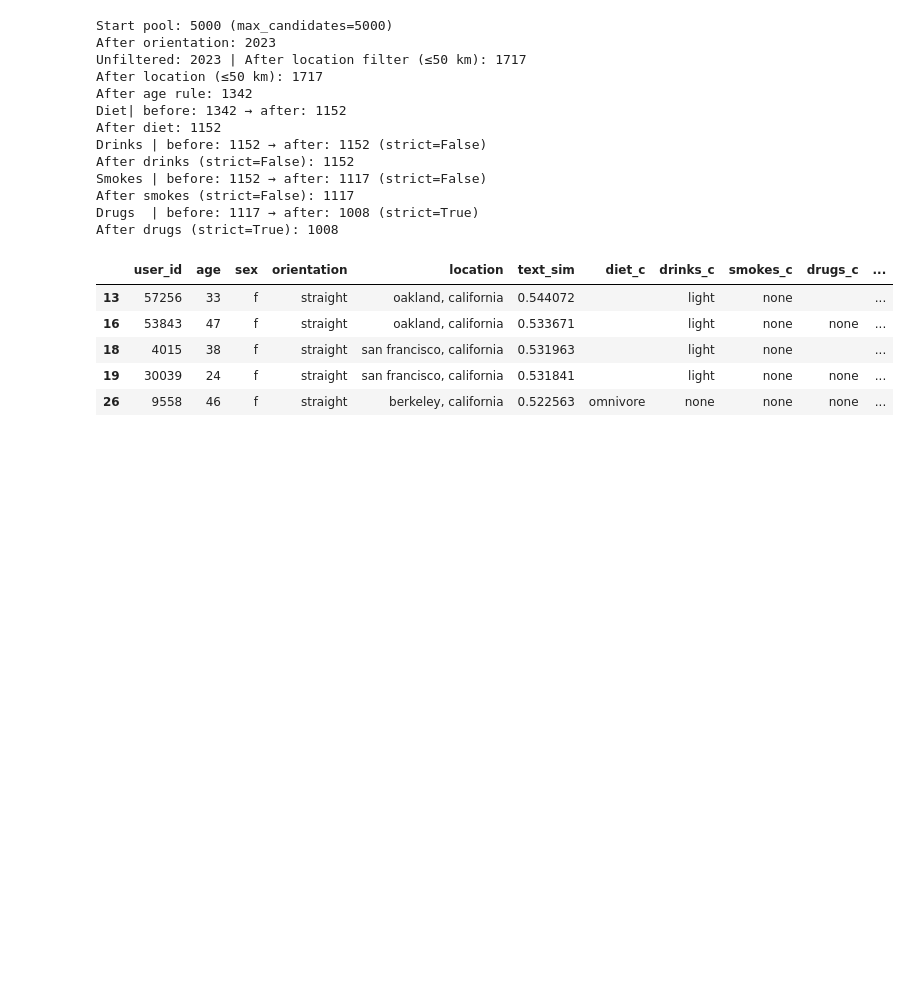
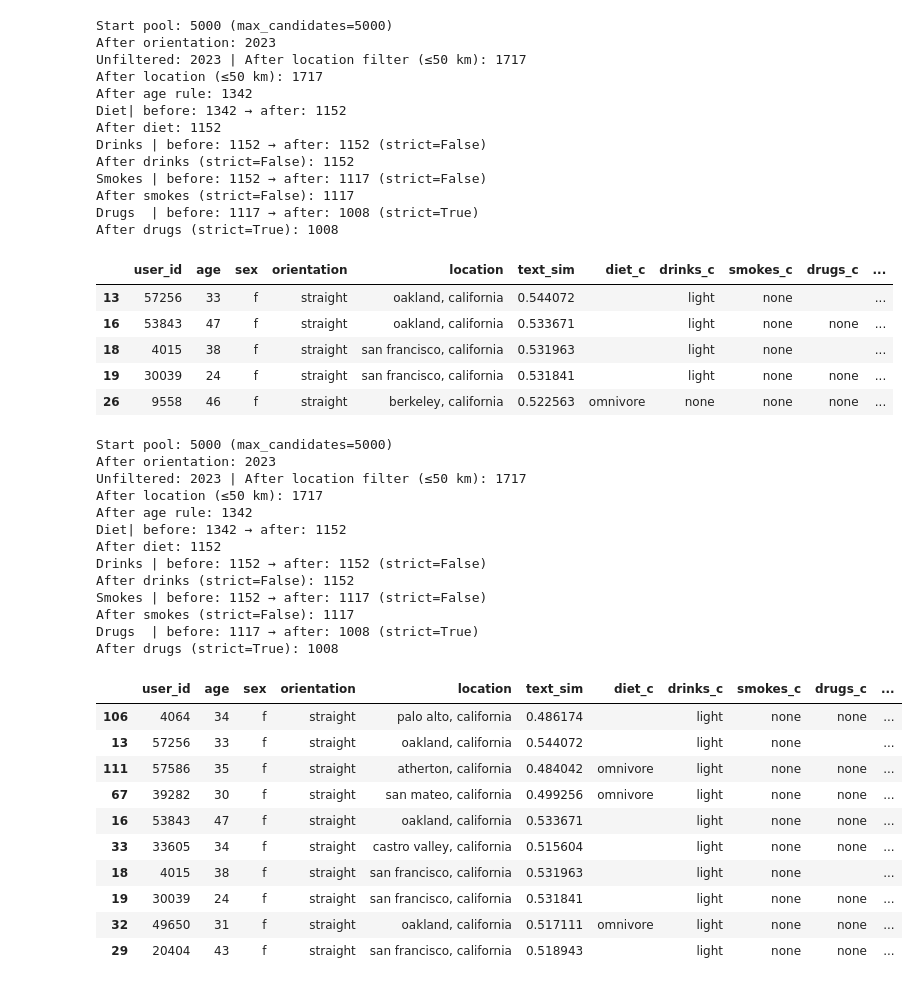
Before and after one commit to KrishaVeera/Decoding-the-Dating-Game, a Jupyter notebook: Calc_Embeddings_Model Training.ipynb, the cells around one changed output. Saved outputs shown, nothing was run; the diff lists cells and outputs as text; code cells hidden in the pictures; blank space fills up the shorter version.

```diff
--- a/Calc_Embeddings_Model Training.ipynb
+++ b/Calc_Embeddings_Model Training.ipynb
@@ -661,0 +765,50 @@ After drugs (strict=True): 1008
+# %%
+# 1) Get your filtered candidates with your existing pipeline
+cands = get_matches(
+    user_id=1234,
+    k=5000,                    # get a big pool first (we’ll re-rank and then slice)
+    use_orientation=True,
+    use_location=True, max_km=50,
+    use_age=True,
+    use_diet=True,
+    use_drinks=True, drinks_strict=False,
+    use_smokes=True, smokes_strict=False,
+    use_drugs=True, drugs_strict=True,
+    allow_missing=True
+)
+
+# 2) Compute component scores on that pool
+cands = compute_component_scores(
+    user_id=1234, cands=cands, max_km=50,
+    drinks_strict=False, smokes_strict=False, drugs_strict=True,
+    allow_missing=True
+)
+
+# 3) Apply weights and get the top-k you actually want to show
+ranked = apply_weights(cands, w_text=0.70, w_age=0.15, w_life=0.10, w_loc=0.05)
+ranked.head(10)   # your final ranked matches
+# %% [output]
+Start pool: 5000 (max_candidates=5000)
+After orientation: 2023
+Unfiltered: 2023 | After location filter (≤50 km): 1717
+After location (≤50 km): 1717
+After age rule: 1342
+Diet| before: 1342 → after: 1152
+After diet: 1152
+Drinks | before: 1152 → after: 1152 (strict=False)
+After drinks (strict=False): 1152
+Smokes | before: 1152 → after: 1117 (strict=False)
+After smokes (strict=False): 1117
+Drugs  | before: 1117 → after: 1008 (strict=True)
+After drugs (strict=True): 1008
+|  | user_id | age | sex | orientation | location | text_sim | diet_c | drinks_c | smokes_c | drugs_c | ... |
+| 106 | 4064 | 34 | f | straight | palo alto, california | 0.486174 |  | light | none | none | ... |
+| 13 | 57256 | 33 | f | straight | oakland, california | 0.544072 |  | light | none |  | ... |
+| 111 | 57586 | 35 | f | straight | atherton, california | 0.484042 | omnivore | light | none | none | ... |
+| 67 | 39282 | 30 | f | straight | san mateo, california | 0.499256 | omnivore | light | none | none | ... |
+| 16 | 53843 | 47 | f | straight | oakland, california | 0.533671 |  | light | none | none | ... |
+| 33 | 33605 | 34 | f | straight | castro valley, california | 0.515604 |  | light | none | none | ... |
+| 18 | 4015 | 38 | f | straight | san francisco, california | 0.531963 |  | light | none |  | ... |
+| 19 | 30039 | 24 | f | straight | san francisco, california | 0.531841 |  | light | none | none | ... |
+| 32 | 49650 | 31 | f | straight | oakland, california | 0.517111 | omnivore | light | none | none | ... |
+| 29 | 20404 | 43 | f | straight | san francisco, california | 0.518943 |  | light | none | none | ... |
```
Also changed, not shown: parts of 3 cells of this notebook.
